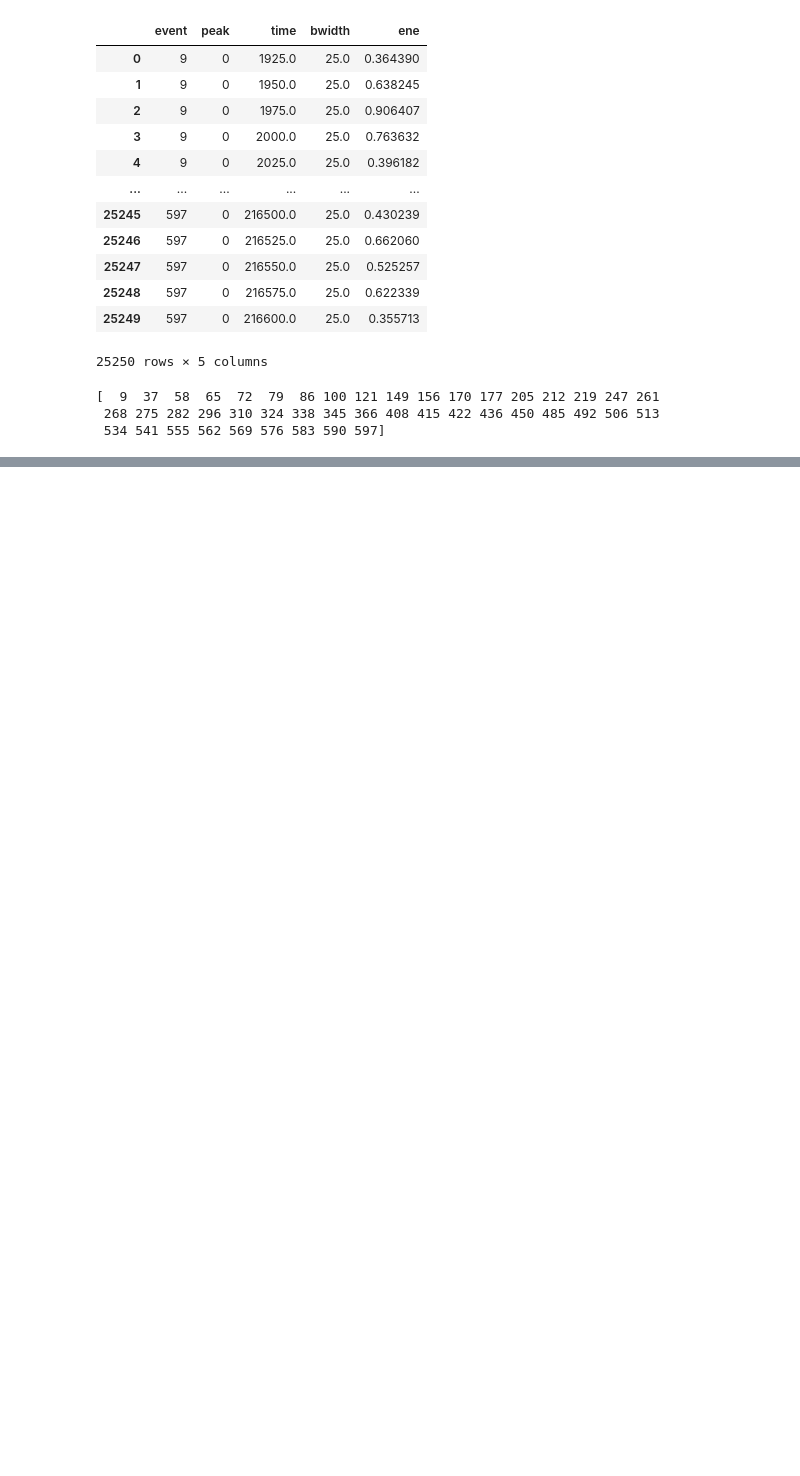
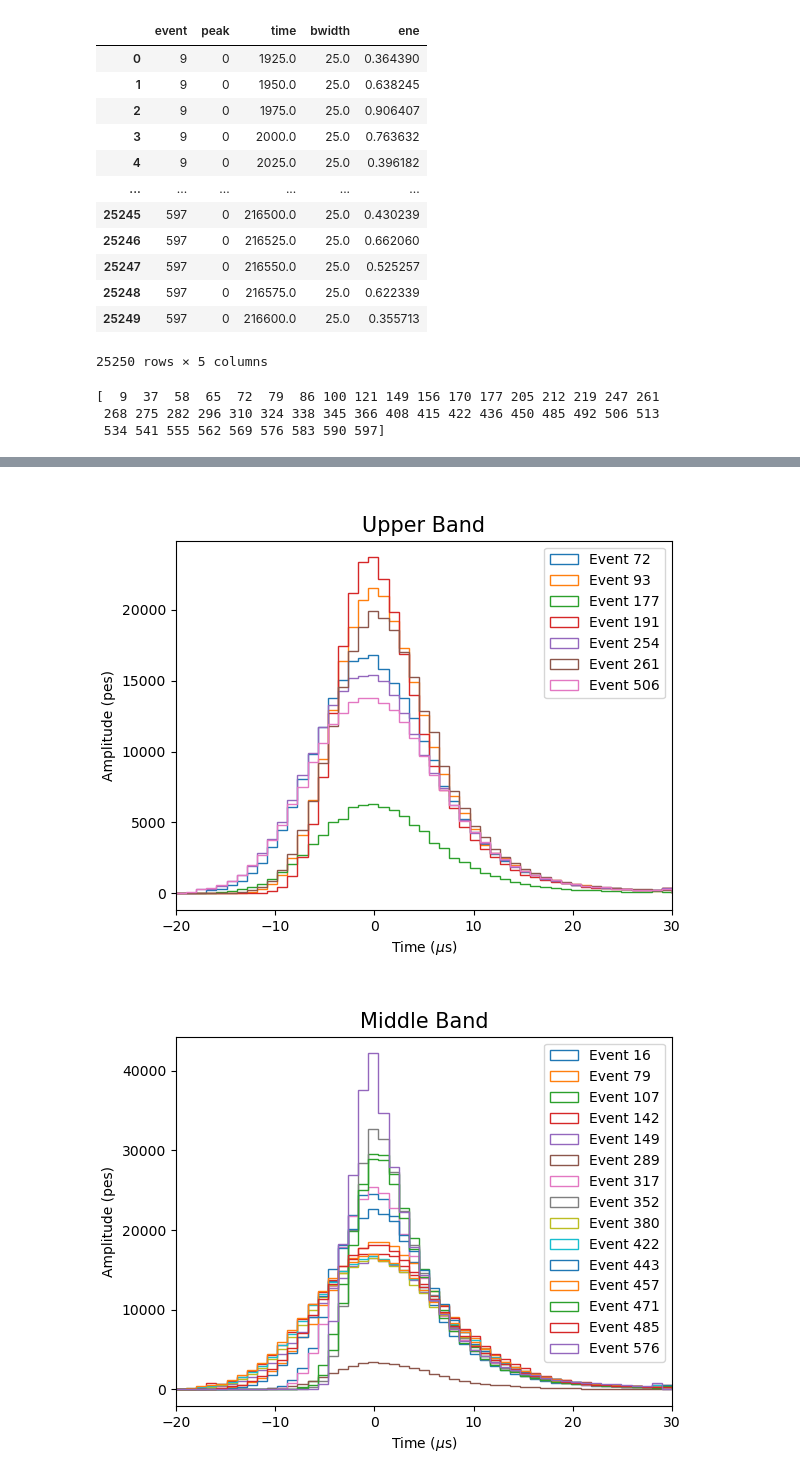
Before and after one commit to kvjmistry/DoubleBeta, a Jupyter notebook: Alphas/notebooks/PlotPmaps.ipynb, the cells around one changed output, grey strips where cells are left out. Cells and saved outputs as stored; diff of their text form; code cells hidden in the pictures; blank space fills up the shorter version.

```diff
--- a/Alphas/notebooks/PlotPmaps.ipynb
+++ b/Alphas/notebooks/PlotPmaps.ipynb
@@ -42,0 +157,38 @@ print(s1_pmaps_data.event.unique())
+# %%
+# Plot the S2 PMAPS
+%matplotlib widget
+s2s_data = pmaps_data[1]
+
+sec1_s2pmaps = s2s_data[s2s_data.event.isin(sec1_ids)]
+sec2_s2pmaps = s2s_data[s2s_data.event.isin(sec2_ids)]
+sec3_s2pmaps = s2s_data[s2s_data.event.isin(sec3_ids)]
+
+def plot_events(sec_s2pmaps,title):
+
+    plt.figure()
+    for eid in sec_s2pmaps.event.unique():
+        # print("Event: ",eid)
+
+        s2s_data   = sec_s2pmaps[sec_s2pmaps.event == eid]
+        # s2sis = s2sis.loc[lambda df: df.event == eventid]
+
+        max_ene_row = s2s_data.loc[s2s_data['ene'].idxmax()]
+
+        # Get the value of 'peak' for the largest 'ene'
+        peak_value = max_ene_row['peak']
+        data = s2s_data[s2s_data.peak == peak_value]
+        plt.hist(data.time / 1e3 - max_ene_row.time/1e3, weights=data.ene, label=f"Event {eid}",histtype="step", bins = np.linspace(-20,30,50)) # plot the PMT-summed waveform slice
+
+
+        plt.xlabel("Time ($\mu$s)")
+        plt.ylabel("Amplitude (pes)")
+        plt.title(f"{title}", fontsize=15);
+        plt.xlim(-20,30)
+        plt.legend()
+
+plot_events(sec1_s2pmaps, "Upper Band")
+plot_events(sec3_s2pmaps, "Middle Band")
+plot_events(sec2_s2pmaps, "Lower Band")
+# %% [output]
+[figure, added]
+[figure, added]
```
Also changed, not shown: parts of 4 cells of this notebook, 4 other files.
